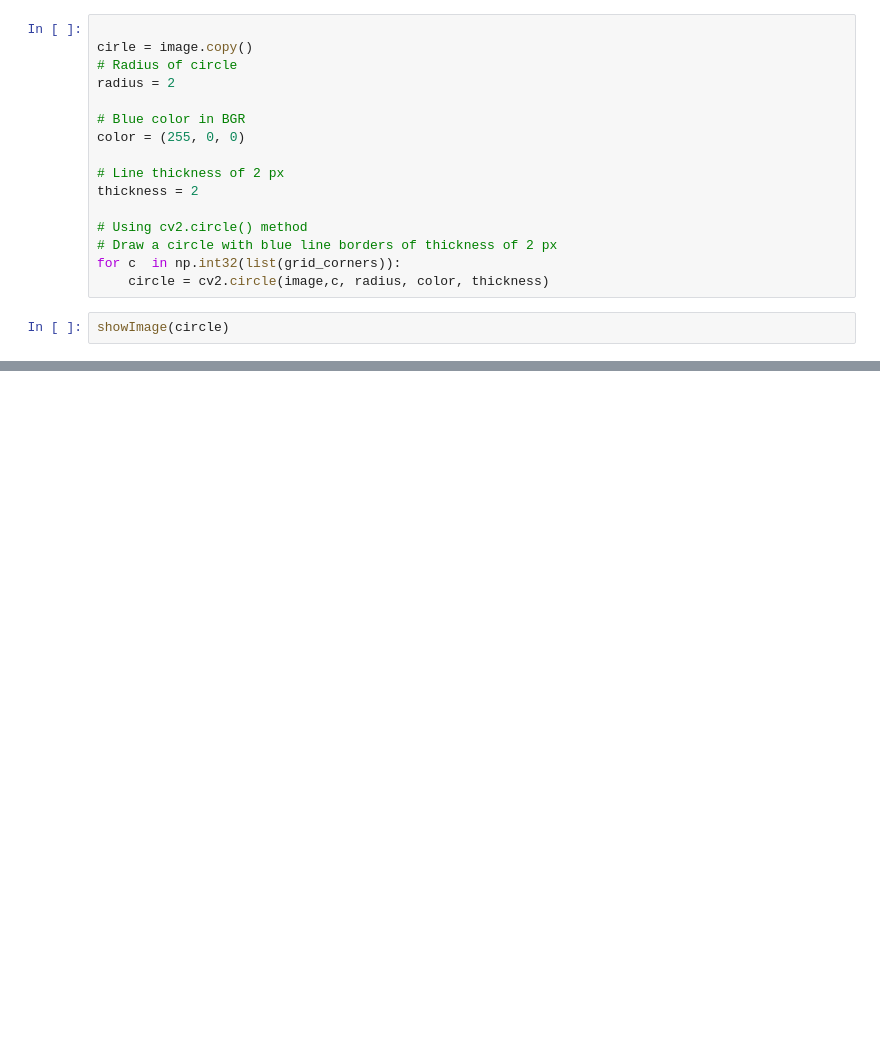
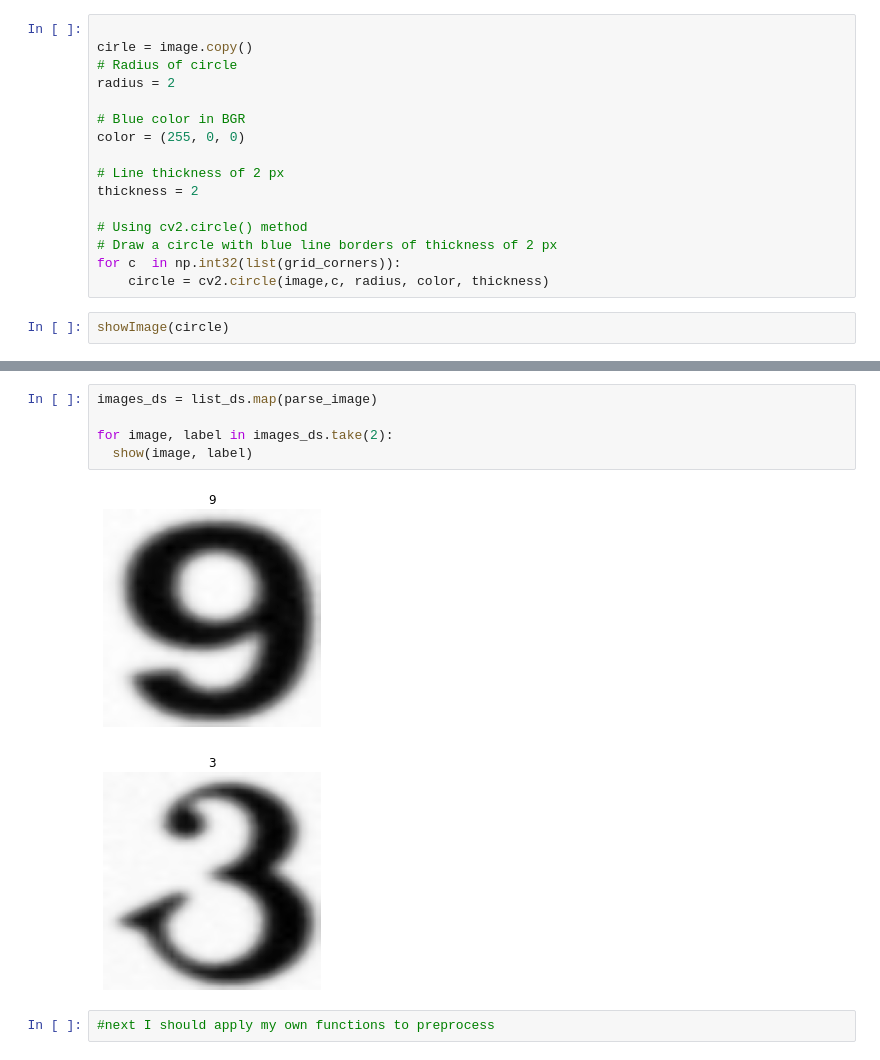
Before and after one commit to coparaoji/Sudoku-Solver, a Jupyter notebook: SudokuReader.ipynb, the cells around one changed output, grey strips where cells are left out. Cells and saved outputs as stored; diff of their text form; blank space fills up the shorter version.

```diff
--- a/SudokuReader.ipynb
+++ b/SudokuReader.ipynb
@@ -194,0 +259,10 @@ showImage(circle)
+# %%
+images_ds = list_ds.map(parse_image)
+
+for image, label in images_ds.take(2):
+  show(image, label)
+# %% [output]
+[figure, added]
+[figure, added]
+# %%
+#next I should apply my own functions to preprocess
```
Also changed, not shown: parts of 6 cells of this notebook.
